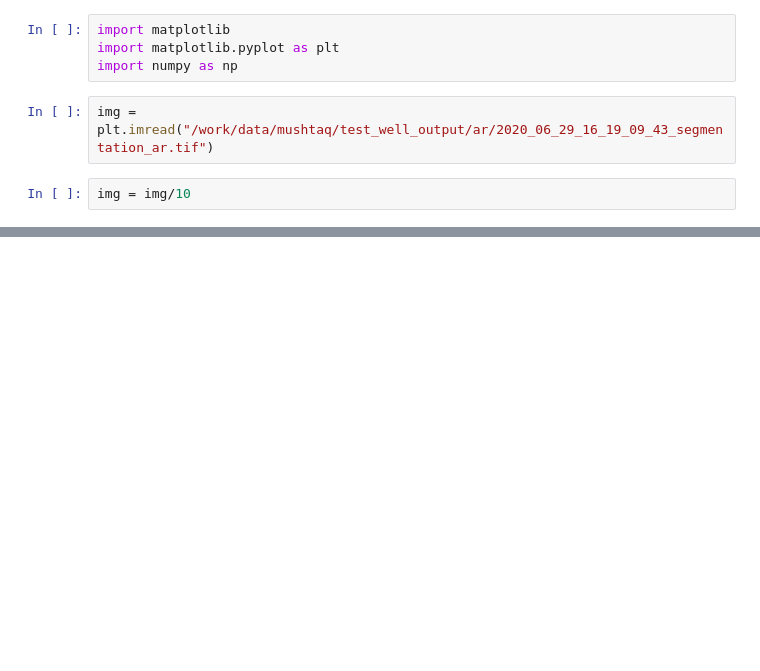
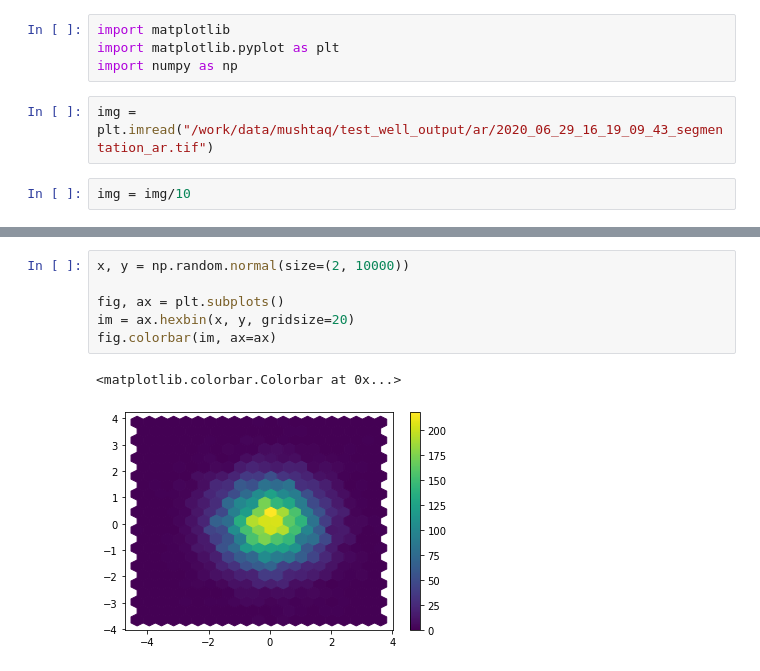
Before and after one commit to UH-LMU/lmu-users, a Jupyter notebook: toiba/cell-iq/ar_colormap.ipynb, the cells around one changed output, grey strips where cells are left out. Cells and saved outputs as stored; diff of their text form; blank space fills up the shorter version.

```diff
--- a/toiba/cell-iq/ar_colormap.ipynb
+++ b/toiba/cell-iq/ar_colormap.ipynb
@@ -21,0 +35,9 @@ plt.colorbar(im)
+# %%
+x, y = np.random.normal(size=(2, 10000))
+
+fig, ax = plt.subplots()
+im = ax.hexbin(x, y, gridsize=20)
+fig.colorbar(im, ax=ax)
+# %% [output]
+<matplotlib.colorbar.Colorbar at 0x...>
+[figure, added]
```
Also changed, not shown: parts of 2 cells of this notebook.
